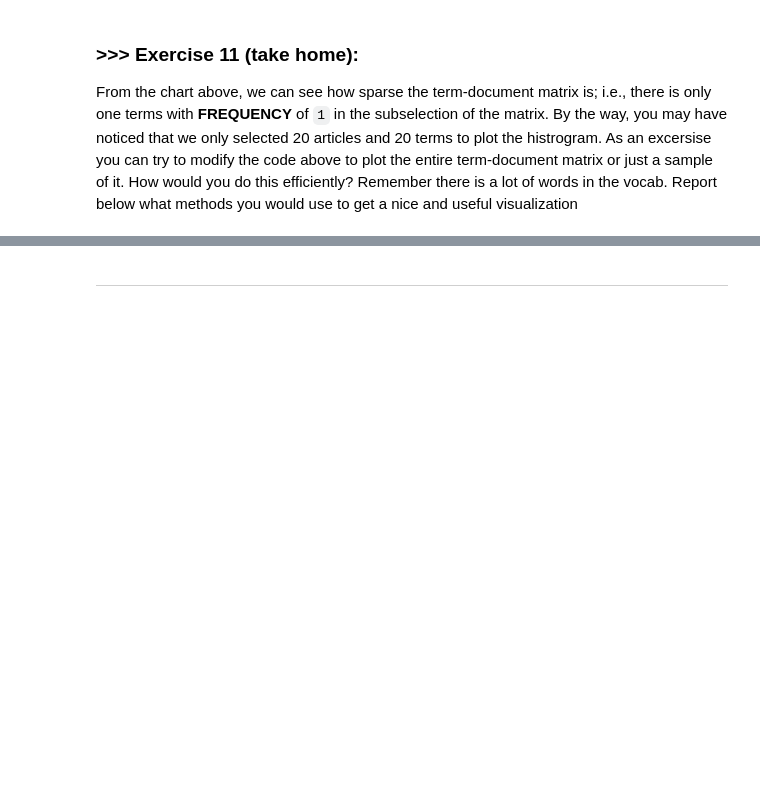
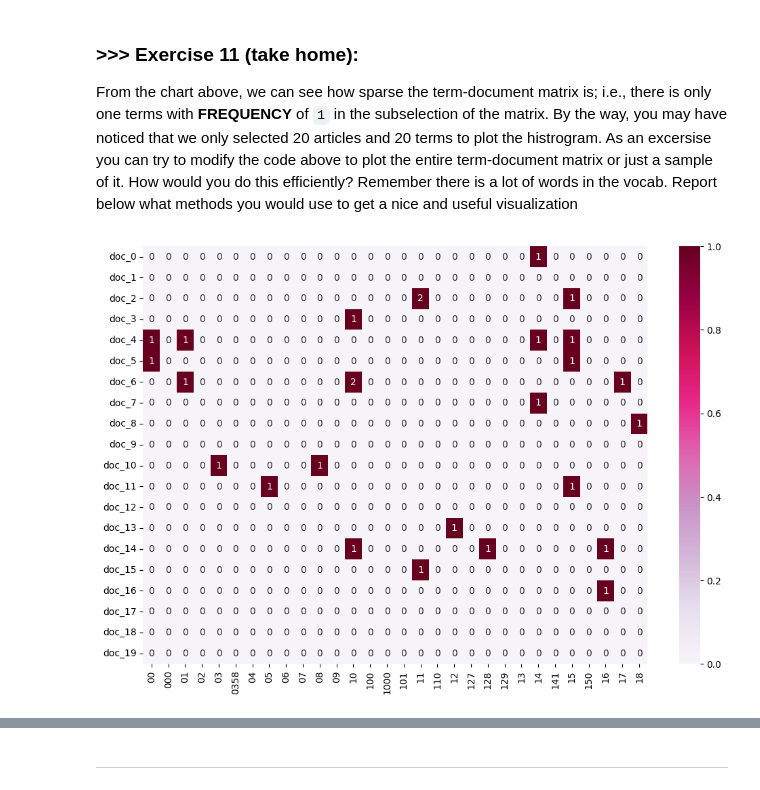
Before and after one commit to zeroannnn/DM2025-Lab1-Exercise, a Jupyter notebook: DM2025-Lab1-Master.ipynb, the cells around one changed output, grey strips where cells are left out. Drawn from its saved outputs; the diff is of its cells as text; code cells hidden in the pictures; blank space fills up the shorter version.

```diff
--- a/DM2025-Lab1-Master.ipynb
+++ b/DM2025-Lab1-Master.ipynb
@@ -1049,0 +1125,9 @@ We said that the `1` at the beginning of the fifth record represents the `00` te
+# %%
+# Answer here
+# X_counts[4] 是拿到非 0 的數值，順序由一開始文章餵入的字詞順序排列，所以看起來隨機，但實際上不會因為 run 很多遍而產生不同的 output 順序
+# X_count[4].toarray() 是拿到完整的陣列
+row = X_counts[4].toarray()
+indices = row.nonzero()[1]
+second_index = indices[1]
+word = count_vect.get_feature_names_out()[second_index]
+print(word)
@@ -1110,0 +1239,37 @@ From the chart above, we can see how sparse the term-document matrix is; i.e., t
+# %%
+# Answer here
+"""
+我先計算每一個 term 在文件數出現次數，並選出次數 > 10 的 term，將得到的 column 針對 row 進行搜尋，取出非 0 的 row(document)
+但是列印出的圖片仍有整列或整欄都是 0 的情況是因為我只擷取了其中 20 個 row 以及 30 個 columnm
+"""
+import numpy as np
+import pandas as pd
+import seaborn as sns
+import matplotlib.pyplot as plt
+
+# 計算每一個 term 在文件數出現次數，並選出次數 > 10 的 term
+df = np.asarray((X_counts > 0).sum(axis=0)).ravel()
+cols_keep = np.where(df > 10)[0]
+
+# 取出這些欄，接著保留那些欄位值非 0 的文章
+X_sub = X_counts[:, cols_keep]
+row_nnz = np.asarray((X_sub > 0).sum(axis=1)).ravel()
+rows_keep = np.where(row_nnz > 0)[0]
+
+rows_keep = rows_keep[:20]
+cols_keep = cols_keep[:30]
+
+dense = X_counts[rows_keep][:, cols_keep].toarray()
+
+vocab = count_vect.get_feature_names_out()
+df_plot = pd.DataFrame(dense,
+                       index=[f"doc_{i}" for i in rows_keep],
+                       columns=vocab[cols_keep])
+
+plt.figure(figsize=(min(14, 0.2*len(cols_keep)+6), min(10, 0.2*len(rows_keep)+4)))
+sns.heatmap(df_plot,
+            cmap="PuRd",
+            vmin=0, vmax=1, annot=True)
+plt.show()
+# %% [output]
+[figure, added]
```
Also changed, not shown: parts of 22 cells of this notebook.
